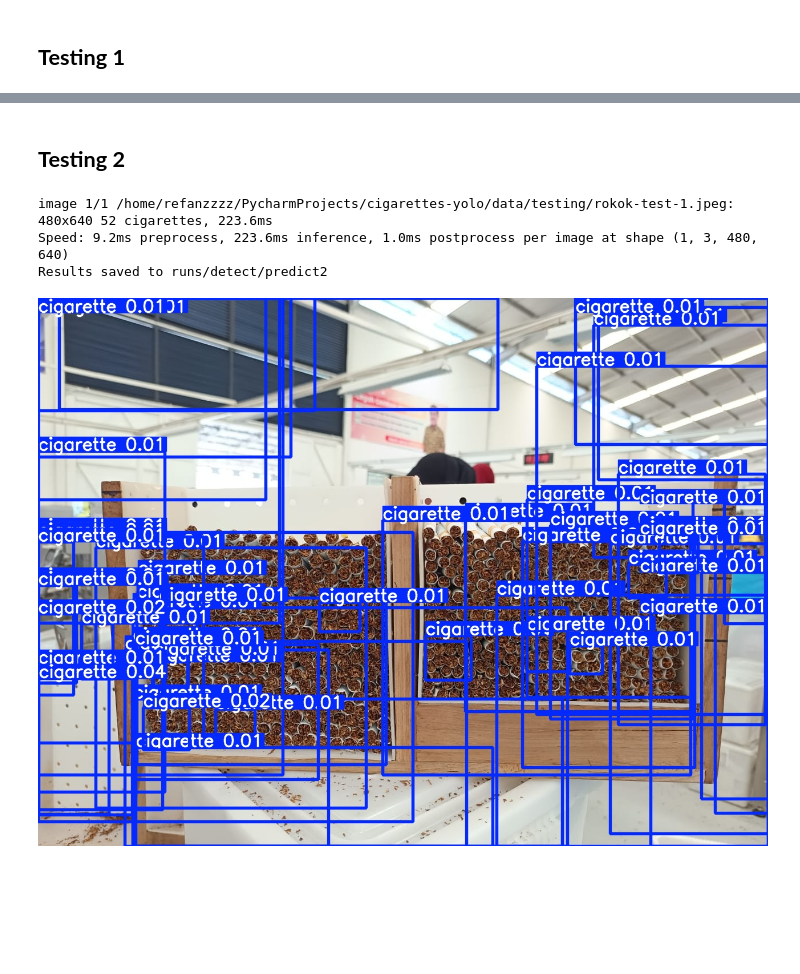
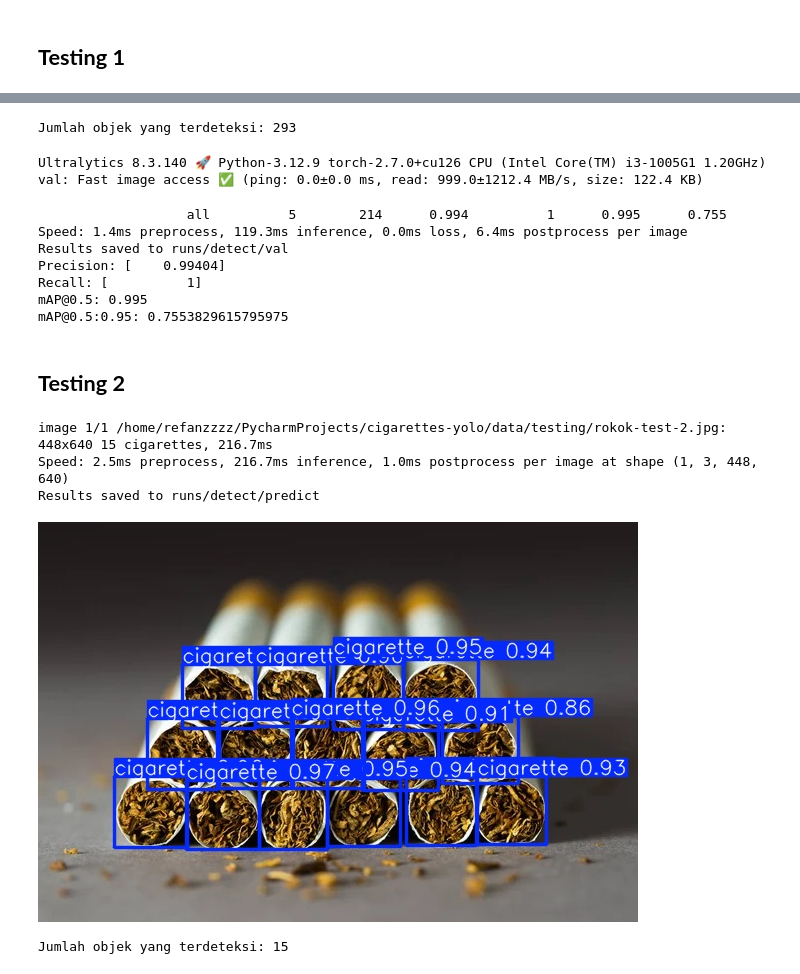
Before and after one commit to Refanz/simple-counting-model-yolo, a Jupyter notebook: notebook.ipynb, the cells around one changed output, grey strips where cells are left out. Saved outputs shown, nothing was run; the diff lists cells and outputs as text; code cells hidden in the pictures; blank space fills up the shorter version.

Commit message:
testing model

```diff
--- a/notebook.ipynb
+++ b/notebook.ipynb
@@ -121,12 +174,46 @@ Image(check_predict_result(results))
+# %%
+def check_count_detected_objects(results):
+    num_detected_objects = len(results[0].boxes)
+    print(f"Jumlah objek yang terdeteksi: {num_detected_objects}")
+
+check_count_detected_objects(results)
+# %% [output]
+Jumlah objek yang terdeteksi: 293
+# %%
+metrics = model.val(data='cigarettes.yaml')
+
+
+def show_result_metric(metrics):
+    print(f"Precision: {metrics.box.p}")
+    print(f"Recall: {metrics.box.r}")
+    print(f"mAP@0.5: {metrics.box.map50}")
+    print(f"mAP@0.5:0.95: {metrics.box.map}")
+
+
+show_result_metric(metrics)
+# %% [output]
+Ultralytics 8.3.140 🚀 Python-3.12.9 torch-2.7.0+cu126 CPU (Intel Core(TM) i3-1005G1 1.20GHz)
+val: Fast image access ✅ (ping: 0.0±0.0 ms, read: 999.0±1212.4 MB/s, size: 122.4 KB)
+                   all          5        214      0.994          1      0.995      0.755
+Speed: 1.4ms preprocess, 119.3ms inference, 0.0ms loss, 6.4ms postprocess per image
+Results saved to runs/detect/val
+Precision: [    0.99404]
+Recall: [          1]
+mAP@0.5: 0.995
+mAP@0.5:0.95: 0.7553829615795975
 # %% [markdown]
 ## **Testing 2**
 # %%
-image_test = 'data/testing/rokok-test-1.jpeg'
-results_2 = model.predict(image_test, conf=0.01, save=True)
+image_test = 'data/testing/rokok-test-2.jpg'
+results_2 = model.predict(image_test, conf=0.5, save=True)
 
 Image(check_predict_result(results_2))
 # %% [output]
-image 1/1 /home/refanzzzz/PycharmProjects/cigarettes-yolo/data/testing/rokok-test-1.jpeg: 480x640 52 cigarettes, 223.6ms
-Speed: 9.2ms preprocess, 223.6ms inference, 1.0ms postprocess per image at shape (1, 3, 480, 640)
-Results saved to runs/detect/predict2
+image 1/1 /home/refanzzzz/PycharmProjects/cigarettes-yolo/data/testing/rokok-test-2.jpg: 448x640 15 cigarettes, 216.7ms
+Speed: 2.5ms preprocess, 216.7ms inference, 1.0ms postprocess per image at shape (1, 3, 448, 640)
+Results saved to runs/detect/predict
-[figure, old version]
+[figure, new version]
+# %%
+check_count_detected_objects(results_2)
+# %% [output]
+Jumlah objek yang terdeteksi: 15
```
Also changed, not shown: parts of 15 cells of this notebook, 9 other files.
